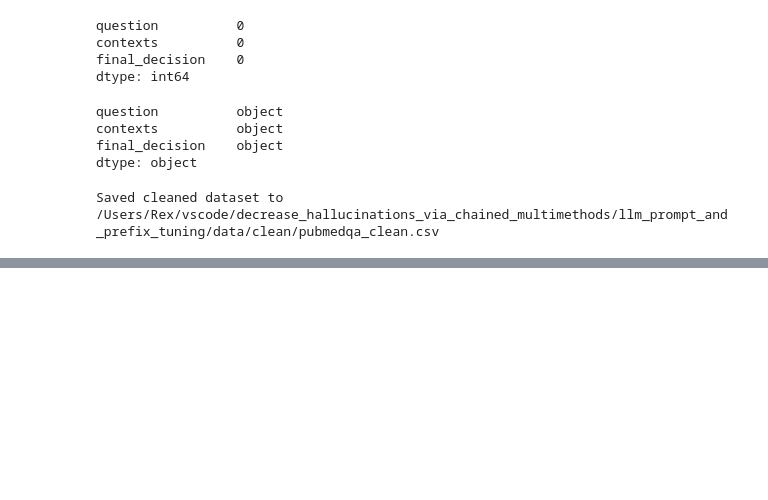
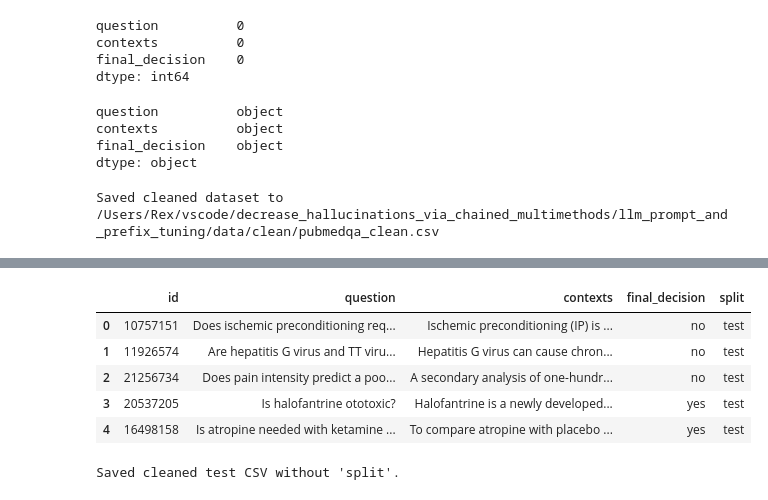
Before and after one commit to RexManglicmot/prompt_and_prefix_fine_tuning, a Jupyter notebook: data/eda.ipynb, the cells around one changed output, grey strips where cells are left out. Cells and saved outputs as stored; diff of their text form; code cells hidden in the pictures; blank space fills up the shorter version.

```diff
--- a/data/eda.ipynb
+++ b/data/eda.ipynb
@@ -120,0 +206,23 @@ Saved cleaned dataset to /Users/Rex/vscode/decrease_hallucinations_via_chained_m
+# %%
+df_test = pd.read_csv("/Users/Rex/vscode/decrease_hallucinations_via_chained_multimethods/llm_prompt_and_prefix_tuning/data/clean/pubmedqa_test.csv")
+df_train = pd.read_csv("/Users/Rex/vscode/decrease_hallucinations_via_chained_multimethods/llm_prompt_and_prefix_tuning/data/clean/pubmedqa_train.csv")
+df_val =pd.read_csv("/Users/Rex/vscode/decrease_hallucinations_via_chained_multimethods/llm_prompt_and_prefix_tuning/data/clean/pubmedqa_val.csv")
+# %%
+df_test.head()
+# %% [output]
+|  | id | question | contexts | final_decision | split |
+| 0 | 10757151 | Does ischemic preconditioning req... | Ischemic preconditioning (IP) is ... | no | test |
+| 1 | 11926574 | Are hepatitis G virus and TT viru... | Hepatitis G virus can cause chron... | no | test |
+| 2 | 21256734 | Does pain intensity predict a poo... | A secondary analysis of one-hundr... | no | test |
+| 3 | 20537205 | Is halofantrine ototoxic? | Halofantrine is a newly developed... | yes | test |
+| 4 | 16498158 | Is atropine needed with ketamine ... | To compare atropine with placebo ... | yes | test |
+# %%
+# Drop the 'split' column
+df_test_clean = df_test.drop(columns=["split"])
+
+# Save to a new CSV
+df_test_clean.to_csv("pubmedqa_test_clean.csv", index=False)
+
+print("Saved cleaned test CSV without 'split'.")
+# %% [output]
+Saved cleaned test CSV without 'split'.
```
Also changed, not shown: parts of 9 cells of this notebook, 11 other files.
